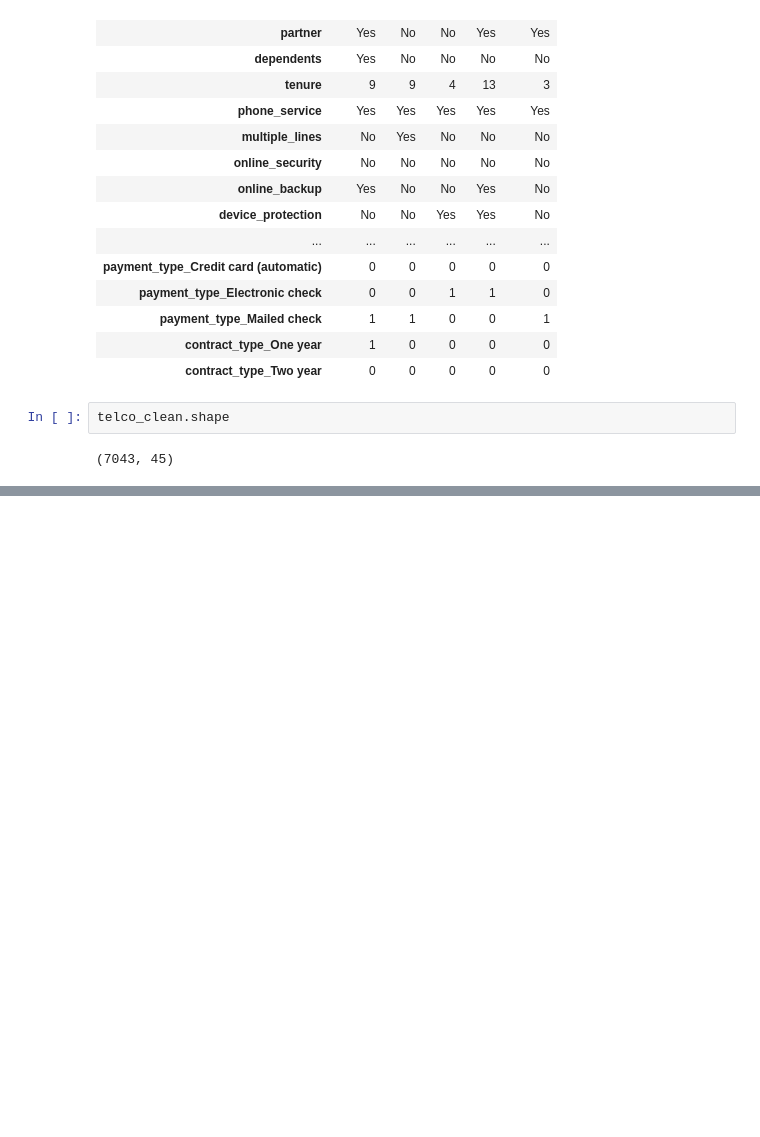
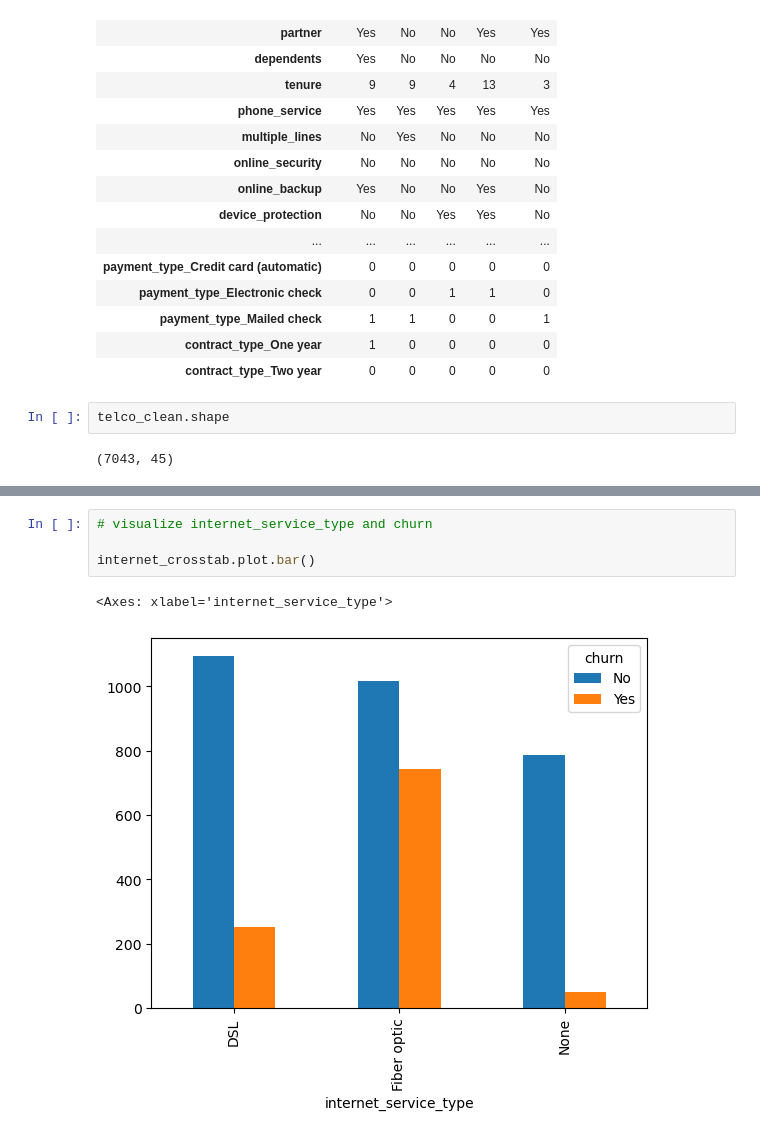
Before and after one commit to elizabethswarren/classification-project, a Jupyter notebook: report.ipynb, the cells around one changed output, grey strips where cells are left out. Drawn from its saved outputs; the diff is of its cells as text; blank space fills up the shorter version.

```diff
--- a/report.ipynb
+++ b/report.ipynb
@@ -183,0 +203,7 @@ telco_clean.shape
+# %%
+# visualize internet_service_type and churn
+
+internet_crosstab.plot.bar()
+# %% [output]
+<Axes: xlabel='internet_service_type'>
+[figure, added]
```
Also changed, not shown: parts of 6 cells of this notebook.
